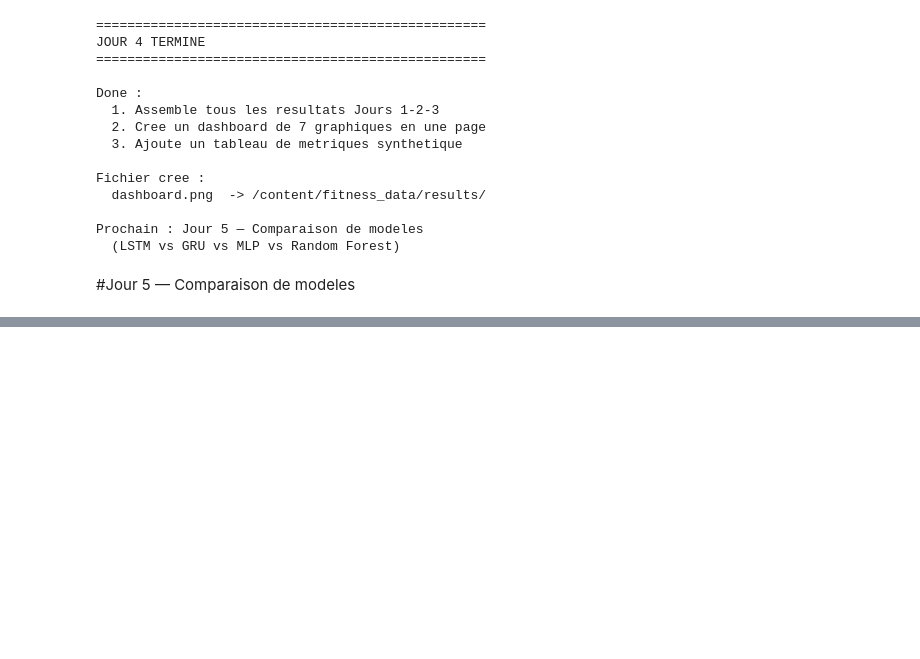
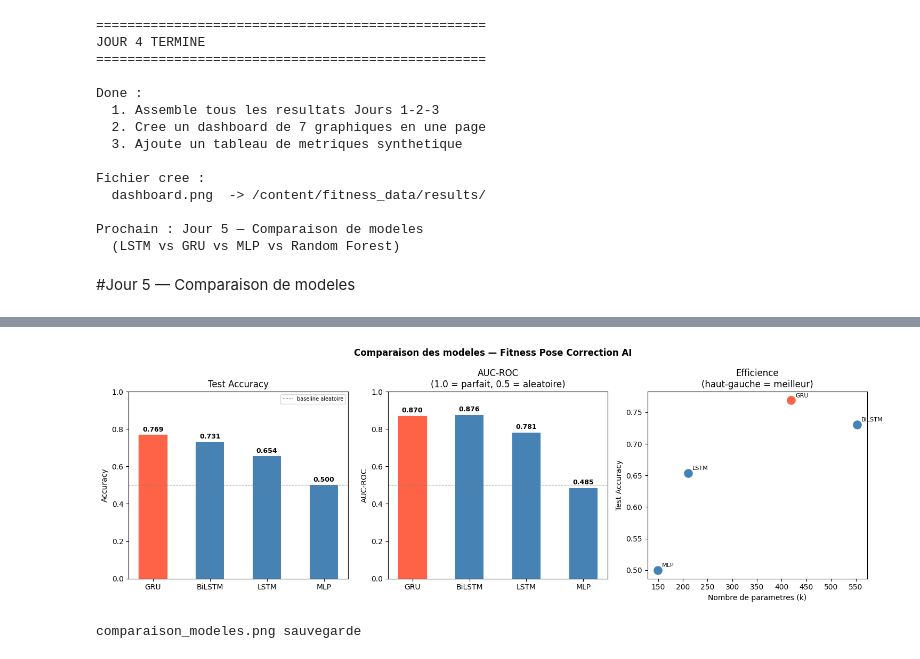
Before and after one commit to aitoufkir-khadija2004/Exercise-Pose-Correction-_Module-AAI, a Jupyter notebook: AAI_Exercise_Pose_Correction.ipynb, the cells around one changed output, grey strips where cells are left out. Saved outputs shown, nothing was run; the diff lists cells and outputs as text; code cells hidden in the pictures; blank space fills up the shorter version.

```diff
--- a/AAI_Exercise_Pose_Correction.ipynb
+++ b/AAI_Exercise_Pose_Correction.ipynb
@@ -1272,0 +1537,17 @@ Prochain : Jour 5 — Comparaison de modeles
+# %%
+#tableau comparatif
+df = pd.DataFrame(results).T
+df['params_k'] = (df['params'] / 1000).round(1)
+df = df[['test_acc', 'auc', 'params_k', 'temps_s']]
+df.columns = ['Test Accuracy', 'AUC-ROC', 'Params (k)', 'Temps (s)']
+df = df.sort_values('Test Accuracy', ascending=False)
+
+print('=' * 60)
+print('TABLEAU COMPARATIF DES MODELES')
+print('=' * 60)
+print(df.round(3).to_string())
+print()
+print(f'Meilleur accuracy : {df["Test Accuracy"].idxmax()}')
+print(f'Meilleur AUC      : {df["AUC-ROC"].idxmax()}')
+print(f'Plus leger        : {df["Params (k)"].idxmin()}')
+print(f'Plus rapide       : {df["Temps (s)"].idxmin()}')
@@ -1272,0 +1568,56 @@ Prochain : Jour 5 — Comparaison de modeles
+# %%
+#  Visualisation comparative
+fig, axes = plt.subplots(1, 3, figsize=(15, 5))
+
+model_names = df.index.tolist()
+x           = np.arange(len(model_names))
+width       = 0.5
+
+# Graphique 1 : Test Accuracy
+bars1 = axes[0].bar(x, df['Test Accuracy'], width, color='steelblue')
+bars1[0].set_color('tomato')   # meilleur en rouge
+axes[0].set_xticks(x)
+axes[0].set_xticklabels(model_names)
+axes[0].set_ylim(0, 1)
+axes[0].set_ylabel('Accuracy')
+axes[0].set_title('Test Accuracy')
+axes[0].axhline(y=0.5, color='gray', linestyle='--', linewidth=0.8, label='baseline aleatoire')
+axes[0].legend(fontsize=7)
+for bar, val in zip(bars1, df['Test Accuracy']):
+    axes[0].text(bar.get_x() + bar.get_width()/2, bar.get_height() + 0.01,
+                 f'{val:.3f}', ha='center', va='bottom', fontsize=9, fontweight='bold')
+
+# Graphique 2 : AUC-ROC
+bars2 = axes[1].bar(x, df['AUC-ROC'], width, color='steelblue')
+bars2[0].set_color('tomato')
+axes[1].set_xticks(x)
+axes[1].set_xticklabels(model_names)
+axes[1].set_ylim(0, 1)
+axes[1].set_ylabel('AUC-ROC')
+axes[1].set_title('AUC-ROC\n(1.0 = parfait, 0.5 = aleatoire)')
+axes[1].axhline(y=0.5, color='gray', linestyle='--', linewidth=0.8)
+for bar, val in zip(bars2, df['AUC-ROC']):
+    axes[1].text(bar.get_x() + bar.get_width()/2, bar.get_height() + 0.01,
+                 f'{val:.3f}', ha='center', va='bottom', fontsize=9, fontweight='bold')
+
+# Graphique 3 : Params vs Accuracy (efficience)
+for name in model_names:
+    color = 'tomato' if name == df['Test Accuracy'].idxmax() else 'steelblue'
+    axes[2].scatter(results[name]['params']/1000, results[name]['test_acc'],
+                    s=120, color=color, zorder=3)
+    axes[2].annotate(name,
+                     (results[name]['params']/1000, results[name]['test_acc']),
+                     textcoords='offset points', xytext=(6, 4), fontsize=8)
+
+axes[2].set_xlabel('Nombre de parametres (k)')
+axes[2].set_ylabel('Test Accuracy')
+axes[2].set_title('Efficience\n(haut-gauche = meilleur)')
+
+plt.suptitle('Comparaison des modeles — Fitness Pose Correction AI', fontweight='bold')
+plt.tight_layout()
+plt.savefig(f'{BASE}/results/comparaison_modeles.png', dpi=150, bbox_inches='tight')
+plt.show()
+print('comparaison_modeles.png sauvegarde')
+# %% [output]
+[figure, added]
+comparaison_modeles.png sauvegarde
```
Also changed, not shown: parts of 28 cells of this notebook.
